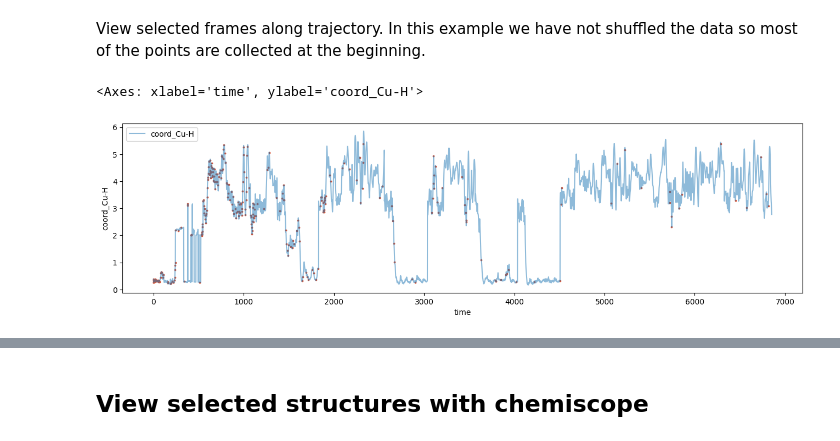
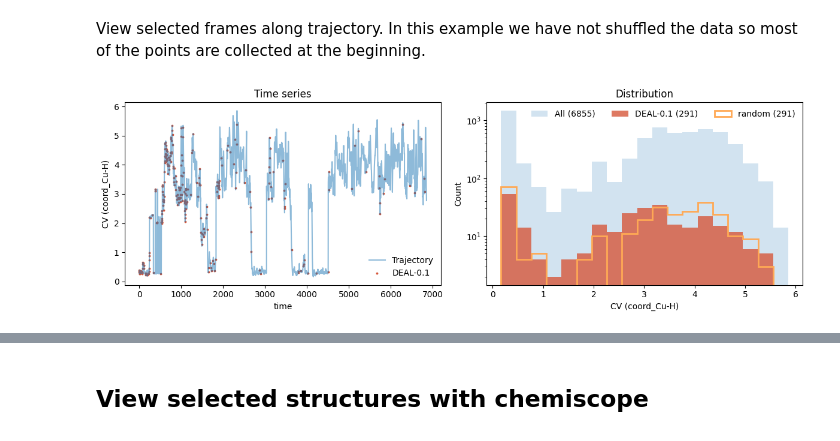
Before and after one commit to sperego98/DEAL, a Jupyter notebook: examples/formate/selection/analyze_and_view.ipynb, the cells around one changed output, grey strips where cells are left out. Saved outputs shown, nothing was run; the diff lists cells and outputs as text; code cells hidden in the pictures.

Commit message:
add example images

```diff
--- a/examples/formate/selection/analyze_and_view.ipynb
+++ b/examples/formate/selection/analyze_and_view.ipynb
@@ -48,11 +50,35 @@ colvar
 View selected frames along trajectory. In this example we have not shuffled the data so most of the points are collected at the beginning.
 # %%
 threshold = 0.1
-sel = colvar[f'selection_{threshold}']==1
+sel = colvar[f"selection_{threshold}"] == 1
+cv = "coord_Cu-H"
+cv_label = "CV (coord_Cu-H)"
+deal_label = f"DEAL-{threshold}"
+fig, (ax1, ax2) = plt.subplots(1, 2, figsize=(12,4), sharex=False)
+# Top panel: time series with selected points
+colvar.plot("time", cv, alpha=0.5, ax=ax1, label='Trajectory')
+colvar[sel].plot.scatter("time", cv, c="fessa6", s=3, ax=ax1, cmap="fessa", label=deal_label)
+ax1.set_title("Time series")
+ax1.set_ylabel(cv_label)
+ax1.legend(frameon=False)
 
-fig,ax= plt.subplots(figsize=(16,4))
-colvar.plot('time','coord_Cu-H',alpha=0.5,ax=ax)
-colvar[sel].plot.scatter('time','coord_Cu-H',c='fessa6',s=3,ax=ax,cmap='fessa')
+# Bottom panel: histogram with selections
+bins = np.linspace(colvar[cv].min(), colvar[cv].max(), 20)
+colvar.hist(cv, bins=bins, ax=ax2, alpha=0.2, label=f"All ({len(colvar)})")
+colvar[sel].hist(cv, bins=bins, ax=ax2, alpha=0.8, color="fessa6", label=deal_label+" ({})".format(sel.sum()))
+colvar.sample(n=(sel == 1).sum(), random_state=42).hist(
+    cv, bins=bins, ax=ax2, alpha=1, color="fessa5", linewidth=2, label="random"+" ({})".format(sel.sum()), histtype="step"
+)
+
+ax2.set_xlabel(cv_label)
+ax2.set_ylabel("Count")
+ax2.set_title("Distribution")
+ax2.set_yscale("log")
+ax2.legend(frameon=False,ncol=3)
+ax2.grid(False)
+
+plt.tight_layout()
+plt.savefig('analysis.png',bbox_inches='tight', dpi=300)
+plt.show()
 # %% [output]
-<Axes: xlabel='time', ylabel='coord_Cu-H'>
-[figure, old version]
+[figure, new version]
```
Also changed, not shown: parts of 3 cells of this notebook, 4 other files.
